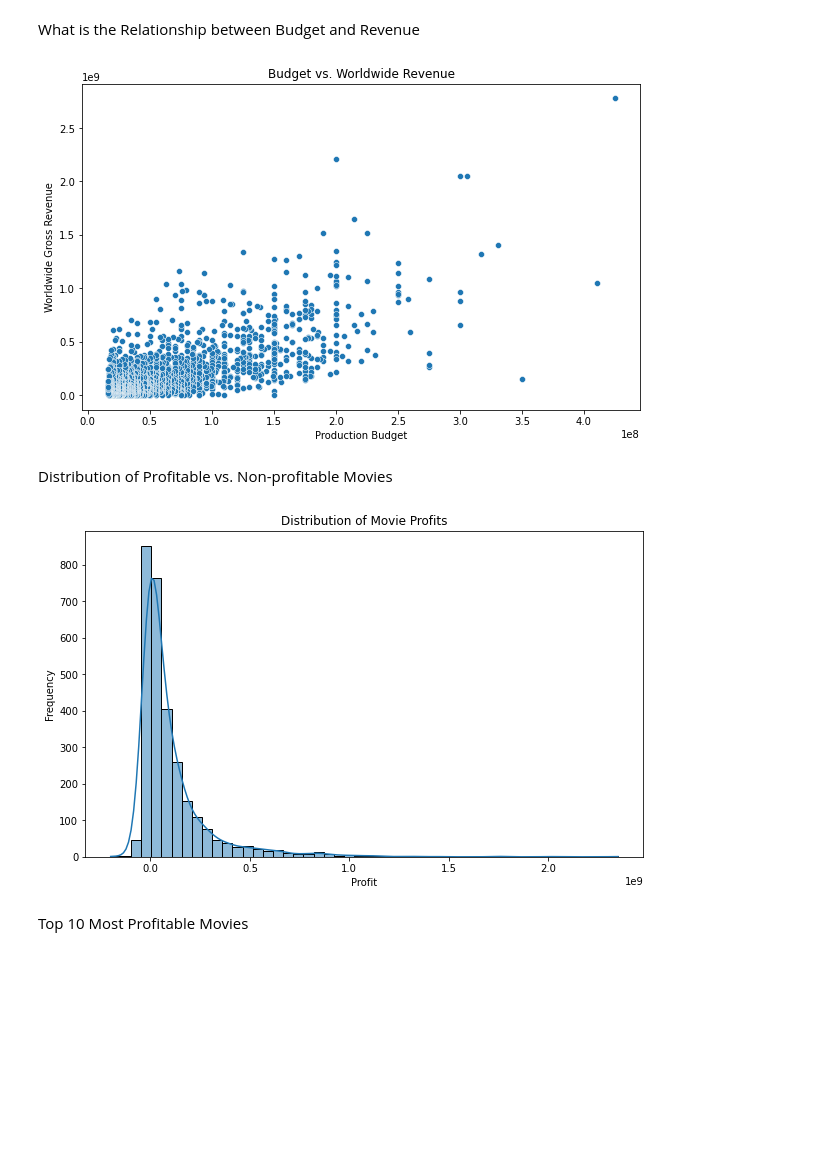
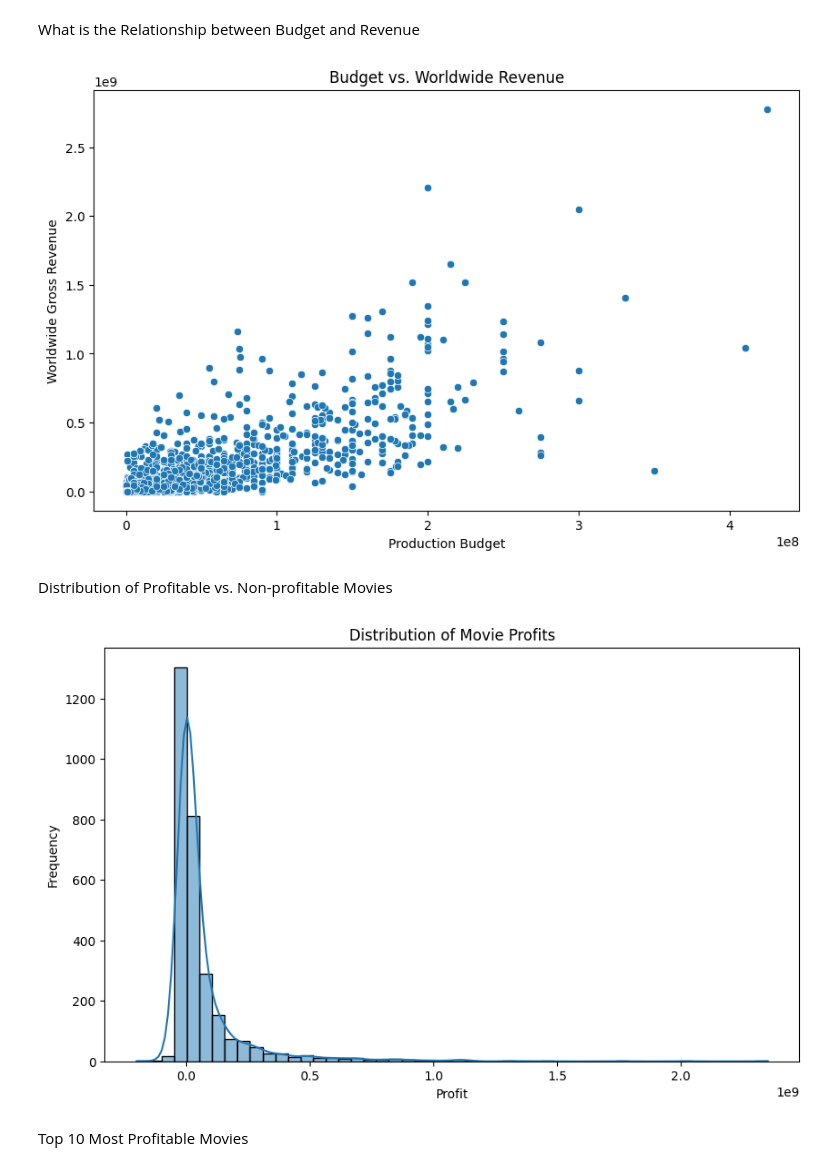
Before and after one commit to Paul-M-ARCH/phase2-project, a Jupyter notebook: phase-2-project-Copy1.ipynb, the cells around one changed output. Saved outputs shown, nothing was run; the diff lists cells and outputs as text; code cells hidden in the pictures; blank space fills up the shorter version.

```diff
--- a/phase-2-project-Copy1.ipynb
+++ b/phase-2-project-Copy1.ipynb
@@ -294,0 +206,4 @@ df_final.describe()
+# %%
+# Date converted to DateTime format
+budgets["release_date"] = pd.to_datetime(budgets["release_date"])
+budgets["year"] = budgets["release_date"].dt.year
@@ -294,0 +214,7 @@ df_final.describe()
+# %%
+# Convert titles to lowercase and strip spaces for better matching
+budgets["movie"] = budgets["movie"].str.lower().str.strip()
+imdb_merge["primary_title"] = imdb_merge["primary_title"].str.lower().str.strip()
+# %%
+movies_merged = pd.merge(imdb_merge, budgets, left_on="primary_title", right_on="movie", how="inner")
+movies_merged
@@ -294,0 +278,4 @@ df_final.describe()
+# %%
+#dropping columns that will not be used for out analysis
+movies_merged.drop(columns=['original_title', 'id', 'movie'], inplace=True)
+movies_merged
@@ -298,26 +313,26 @@ df_final.describe()
 What is the Relationship between Budget and Revenue
 # %%
 plt.figure(figsize=(10, 6))
-sns.scatterplot(x=df_final["production_budget"], y=df_final["worldwide_gross"])
+sns.scatterplot(x=movies_merged["production_budget"], y=movies_merged["worldwide_gross"])
 plt.xlabel("Production Budget")
 plt.ylabel("Worldwide Gross Revenue")
 plt.title("Budget vs. Worldwide Revenue")
 plt.show()
 # %% [output]
-[figure, old version]
+[figure, new version]
 # %% [markdown]
 Distribution of Profitable vs. Non-profitable Movies
 # %%
-df_final["profit"] = df_final["worldwide_gross"] - df_final["production_budget"]
+movies_merged["profit"] = movies_merged["worldwide_gross"] - movies_merged["production_budget"]
 
 plt.figure(figsize=(10, 6))
-sns.histplot(df_final["profit"], bins=50, kde=True)
+sns.histplot(movies_merged["profit"], bins=50, kde=True)
 plt.xlabel("Profit")
 plt.ylabel("Frequency")
 plt.title("Distribution of Movie Profits")
 plt.show()
 # %% [output]
-[figure, old version]
+[figure, new version]
 # %% [markdown]
 Top 10 Most Profitable Movies
 # %%
```
Also changed, not shown: parts of 52 cells of this notebook.
